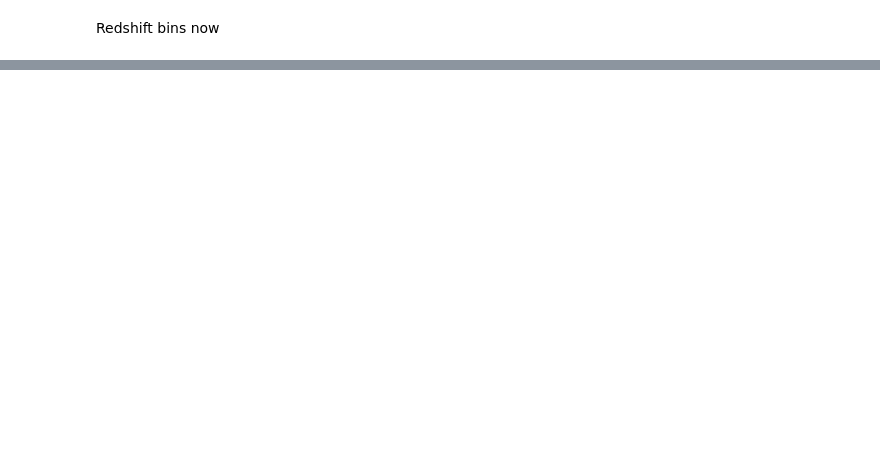
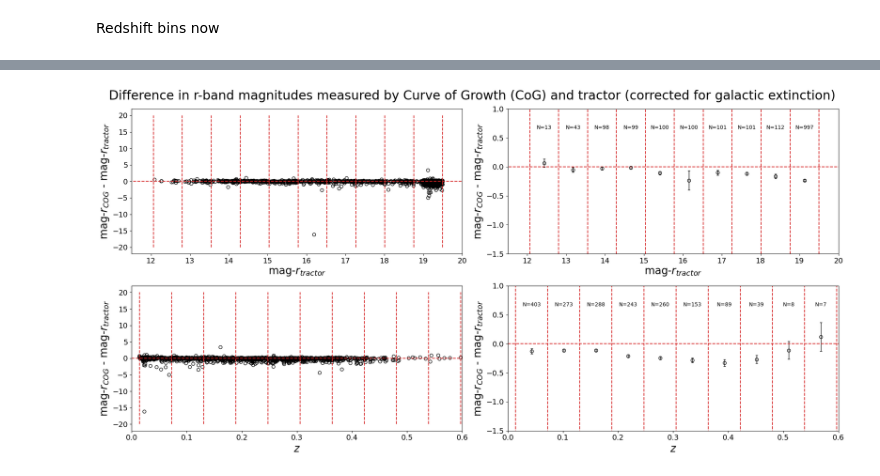
Before and after one commit to mattkwiecien/legacyhalos, a Jupyter notebook: science/sv3/sv3_mag_subsample_comparison.ipynb, the cells around one changed output, grey strips where cells are left out. Cells and saved outputs as stored; diff of their text form; code cells hidden in the pictures; blank space fills up the shorter version.

```diff
--- a/science/sv3/sv3_mag_subsample_comparison.ipynb
+++ b/science/sv3/sv3_mag_subsample_comparison.ipynb
@@ -418,2 +164,27 @@ print(len(delta_mag_r))
+# %%
+matplotlib.rc('xtick', labelsize=14)
+matplotlib.rc('ytick', labelsize=14)
+matplotlib.rc('figure', facecolor='white')
+
+fig, (row1, row2) = plt.subplots(2, 2, figsize=(20,10))
+
+plot_data_and_sem(row1[0], row1[1], delta_mag_r, r_mag, mag_bins)
+row1[0].set_xlabel(r'mag-$r_{tractor}$', fontsize=20)
+row1[0].set_xlim(11.5, 20)
+row1[1].set_xlabel(r'mag-$r_{tractor}$', fontsize=20)
+row1[1].set_xlim(11.5, 20)
+
+
+plot_data_and_sem(row2[0], row2[1], delta_mag_r, z, z_bins)
+row2[0].set_xlabel(r'$z$', fontsize=20)
+row2[0].set_xlim(0, .6)
+row2[1].set_xlabel(r'$z$', fontsize=20)
+row2[1].set_xlim(0, .6)
+
+
+fig.suptitle('Difference in r-band magnitudes measured by Curve of Growth (CoG) and tractor (corrected for galactic extinction)', fontsize=24)
+plt.tight_layout()
+# %% [output]
+[figure, added]
 # %%
 import matplotlib.pyplot as plt
```
Also changed, not shown: parts of 31 cells of this notebook.
